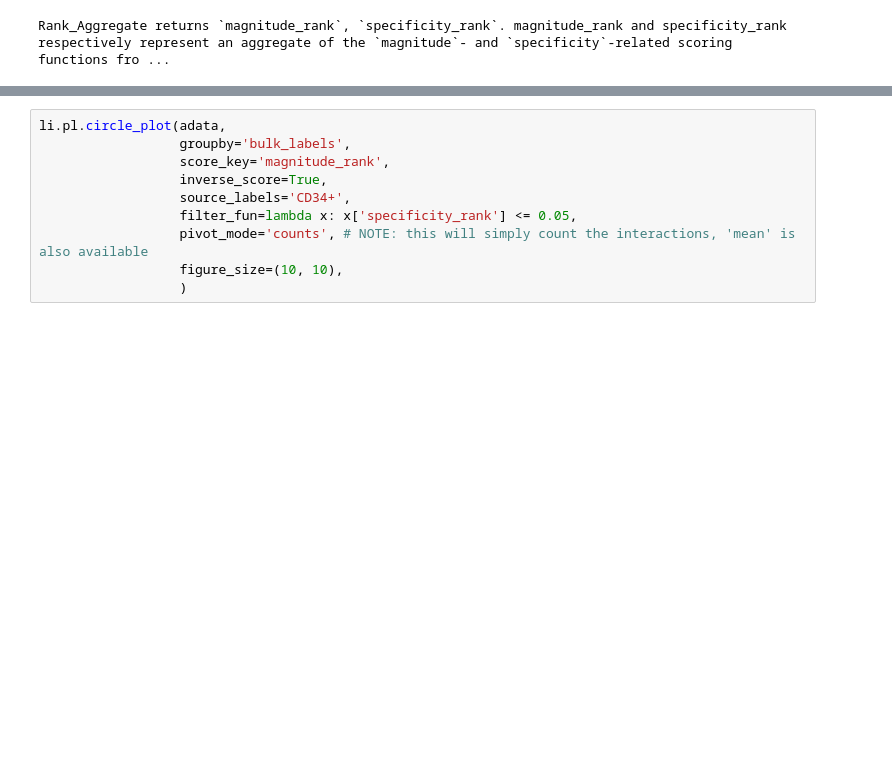
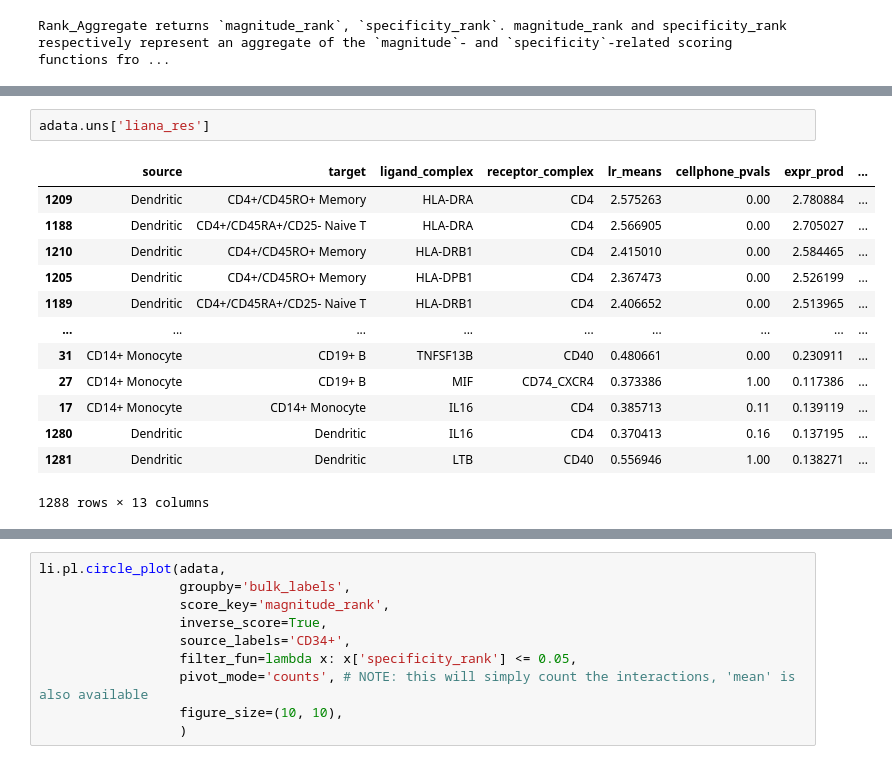
Before and after one commit to maxi7524/project_computational_biology_initial_conditions_pymyboss, a Jupyter notebook: notebooks/tutorial_1.ipynb, the cells around one changed output, grey strips where cells are left out. Drawn from its saved outputs; the diff is of its cells as text; blank space fills up the shorter version.

```diff
--- a/notebooks/tutorial_1.ipynb
+++ b/notebooks/tutorial_1.ipynb
@@ -346,3 +371,19 @@ See the caveats in the documentation: https://pandas.pydata.org/pandas-docs/stab
+# %%
+adata.uns['liana_res']
+# %% [output]
+|  | source | target | ligand_complex | receptor_complex | lr_means | cellphone_pvals | expr_prod | ... |
+| 1209 | Dendritic | CD4+/CD45RO+ Memory | HLA-DRA | CD4 | 2.575263 | 0.00 | 2.780884 | ... |
+| 1188 | Dendritic | CD4+/CD45RA+/CD25- Naive T | HLA-DRA | CD4 | 2.566905 | 0.00 | 2.705027 | ... |
+| 1210 | Dendritic | CD4+/CD45RO+ Memory | HLA-DRB1 | CD4 | 2.415010 | 0.00 | 2.584465 | ... |
+| 1205 | Dendritic | CD4+/CD45RO+ Memory | HLA-DPB1 | CD4 | 2.367473 | 0.00 | 2.526199 | ... |
+| 1189 | Dendritic | CD4+/CD45RA+/CD25- Naive T | HLA-DRB1 | CD4 | 2.406652 | 0.00 | 2.513965 | ... |
+| ... | ... | ... | ... | ... | ... | ... | ... | ... |
+| 31 | CD14+ Monocyte | CD19+ B | TNFSF13B | CD40 | 0.480661 | 0.00 | 0.230911 | ... |
+| 27 | CD14+ Monocyte | CD19+ B | MIF | CD74_CXCR4 | 0.373386 | 1.00 | 0.117386 | ... |
+| 17 | CD14+ Monocyte | CD14+ Monocyte | IL16 | CD4 | 0.385713 | 0.11 | 0.139119 | ... |
+| 1280 | Dendritic | Dendritic | IL16 | CD4 | 0.370413 | 0.16 | 0.137195 | ... |
+| 1281 | Dendritic | Dendritic | LTB | CD40 | 0.556946 | 1.00 | 0.138271 | ... |
+1288 rows × 13 columns
 # %%
 li.pl.dotplot(adata = adata,
                         colour='magnitude_rank',
```
Also changed, not shown: parts of 30 cells of this notebook, 5 other files.
